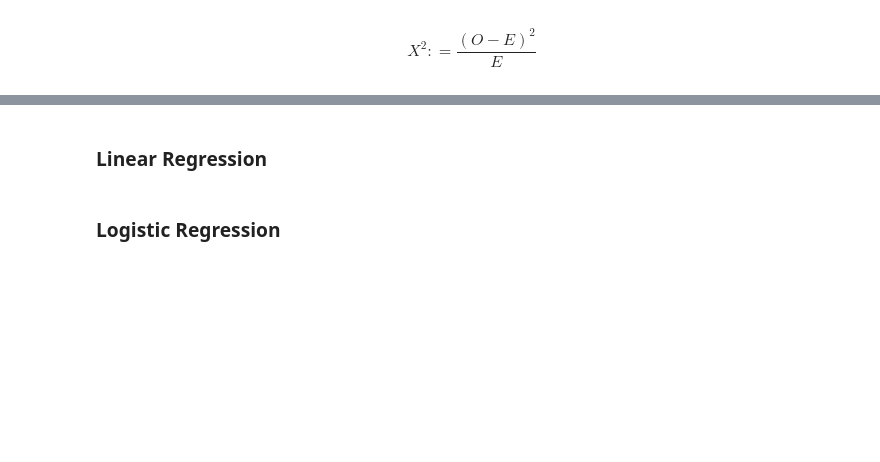
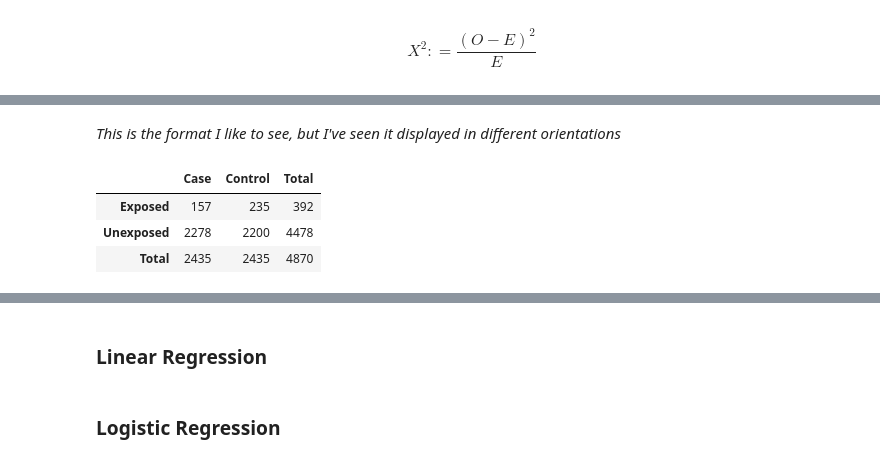
Before and after one commit to pmleffers/ExploratoryToolbox, a Jupyter notebook: Stats.ipynb, the cells around one changed output, grey strips where cells are left out. Drawn from its saved outputs; the diff is of its cells as text; code cells hidden in the pictures; blank space fills up the shorter version.

```diff
--- a/Stats.ipynb
+++ b/Stats.ipynb
@@ -386,0 +389,9 @@ display(call_table_prob)
+# %% [markdown]
+*This is the format I like to see, but I've seen it displayed in different orientations*
+# %%
+chi_contingency_table
+# %% [output]
+|  | Case | Control | Total |
+| Exposed | 157 | 235 | 392 |
+| Unexposed | 2278 | 2200 | 4478 |
+| Total | 2435 | 2435 | 4870 |
```
Also changed, not shown: parts of 19 cells of this notebook.
